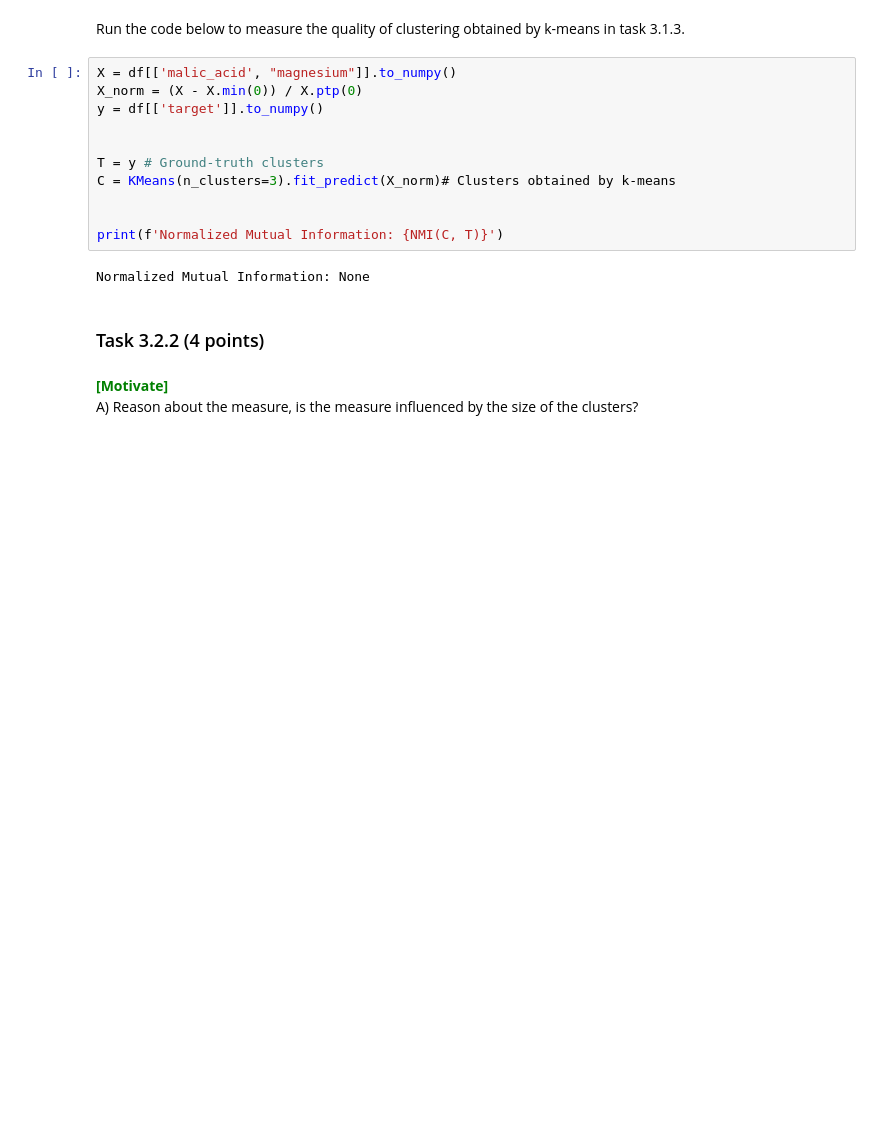
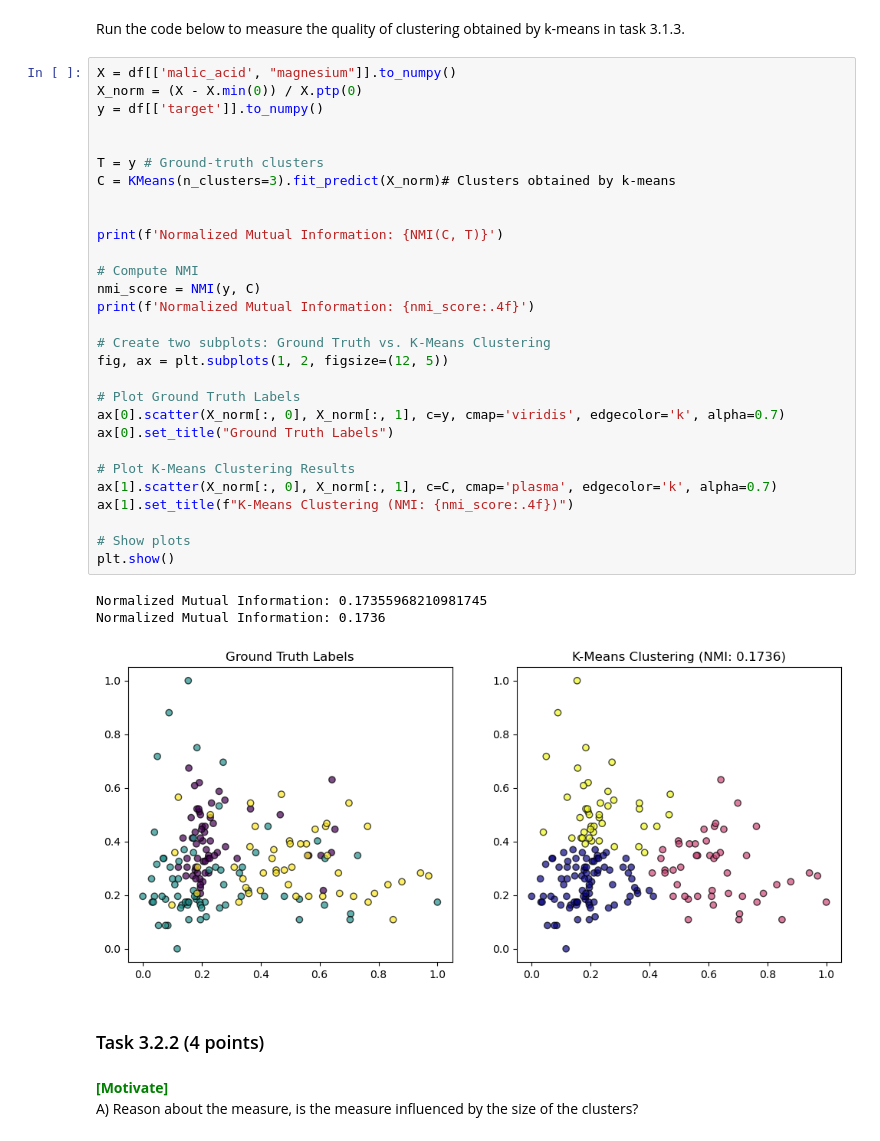
Before and after one commit to garlicxd/dm2025-group-7, a Jupyter notebook: handins/handin1.ipynb, the cells around one changed output. Cells and saved outputs as stored; diff of their text form; blank space fills up the shorter version.

```diff
--- a/handins/handin1.ipynb
+++ b/handins/handin1.ipynb
@@ -1378,16 +1430,36 @@ Run the code below to measure the quality of clustering obtained by k-means in t
 # %%
 X = df[['malic_acid', "magnesium"]].to_numpy()
 X_norm = (X - X.min(0)) / X.ptp(0)
 y = df[['target']].to_numpy()
 
 
 T = y # Ground-truth clusters
 C = KMeans(n_clusters=3).fit_predict(X_norm)# Clusters obtained by k-means
 
 
 print(f'Normalized Mutual Information: {NMI(C, T)}')
+
+# Compute NMI
+nmi_score = NMI(y, C)
+print(f'Normalized Mutual Information: {nmi_score:.4f}')
+
+# Create two subplots: Ground Truth vs. K-Means Clustering
+fig, ax = plt.subplots(1, 2, figsize=(12, 5))
+
+# Plot Ground Truth Labels
+ax[0].scatter(X_norm[:, 0], X_norm[:, 1], c=y, cmap='viridis', edgecolor='k', alpha=0.7)
+ax[0].set_title("Ground Truth Labels")
+
+# Plot K-Means Clustering Results
+ax[1].scatter(X_norm[:, 0], X_norm[:, 1], c=C, cmap='plasma', edgecolor='k', alpha=0.7)
+ax[1].set_title(f"K-Means Clustering (NMI: {nmi_score:.4f})")
+
+# Show plots
+plt.show()
 # %% [output]
-Normalized Mutual Information: None
+Normalized Mutual Information: 0.17355968210981745
+Normalized Mutual Information: 0.1736
+[figure, added]
 # %% [markdown]
 ### Task 3.2.2 (4 points)
 # %% [markdown]
```
Also changed, not shown: parts of 11 cells of this notebook.
